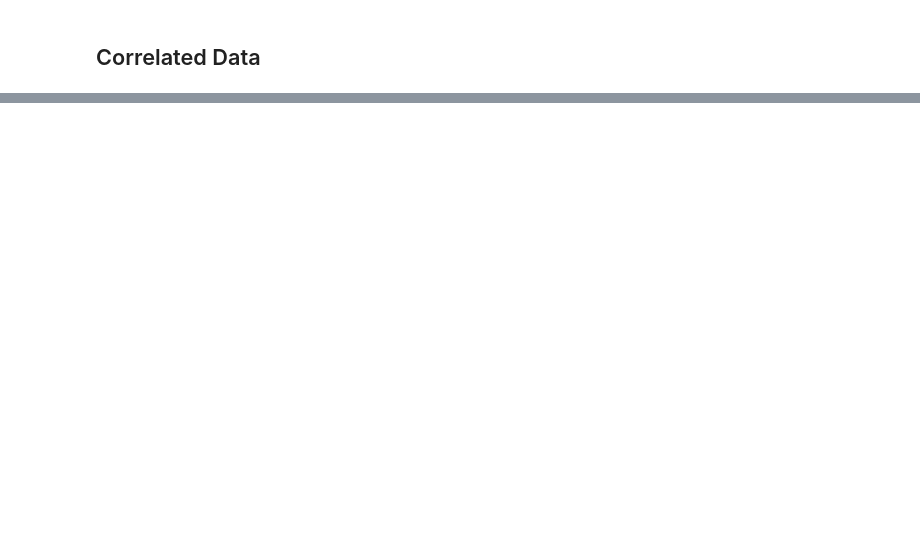
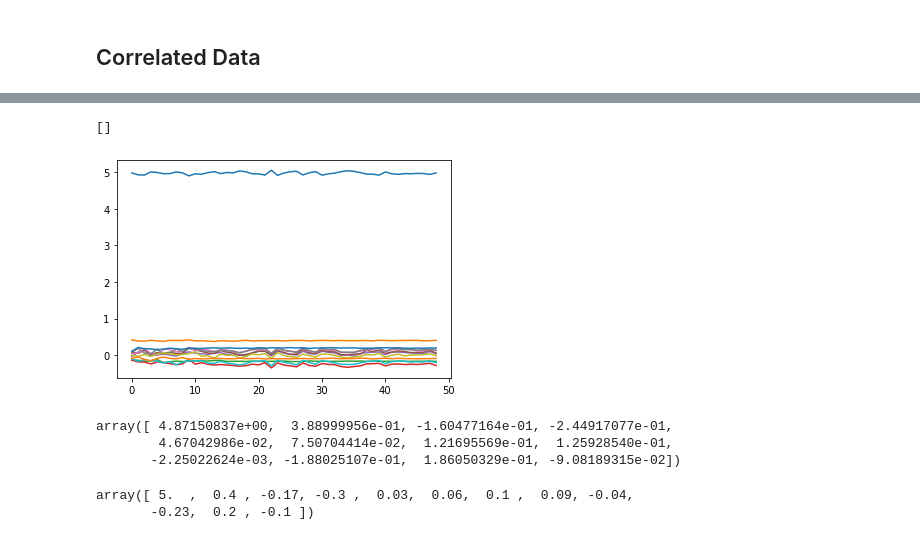
Before and after one commit to eastonhuch/discrete-lognormal-sampler, a Jupyter notebook: analysis.ipynb, the cells around one changed output, grey strips where cells are left out. Cells and saved outputs as stored; diff of their text form; code cells hidden in the pictures; blank space fills up the shorter version.

```diff
--- a/analysis.ipynb
+++ b/analysis.ipynb
@@ -128,0 +101,17 @@ sys.version_info
+# %%
+plt.plot(gibbs_ind_ind.beta.values[1:, :])
+plt.plot()
+# %% [output]
+[]
+[figure, added]
+# %%
+gibbs_ind_ind.beta.values.mean(axis=0)
+# %% [output]
+array([ 4.87150837e+00,  3.88999956e-01, -1.60477164e-01, -2.44917077e-01,
+        4.67042986e-02,  7.50704414e-02,  1.21695569e-01,  1.25928540e-01,
+       -2.25022624e-03, -1.88025107e-01,  1.86050329e-01, -9.08189315e-02])
+# %%
+independent_data.beta
+# %% [output]
+array([ 5.  ,  0.4 , -0.17, -0.3 ,  0.03,  0.06,  0.1 ,  0.09, -0.04,
+       -0.23,  0.2 , -0.1 ])
```
Also changed, not shown: parts of 26 cells of this notebook, 1 other file.
